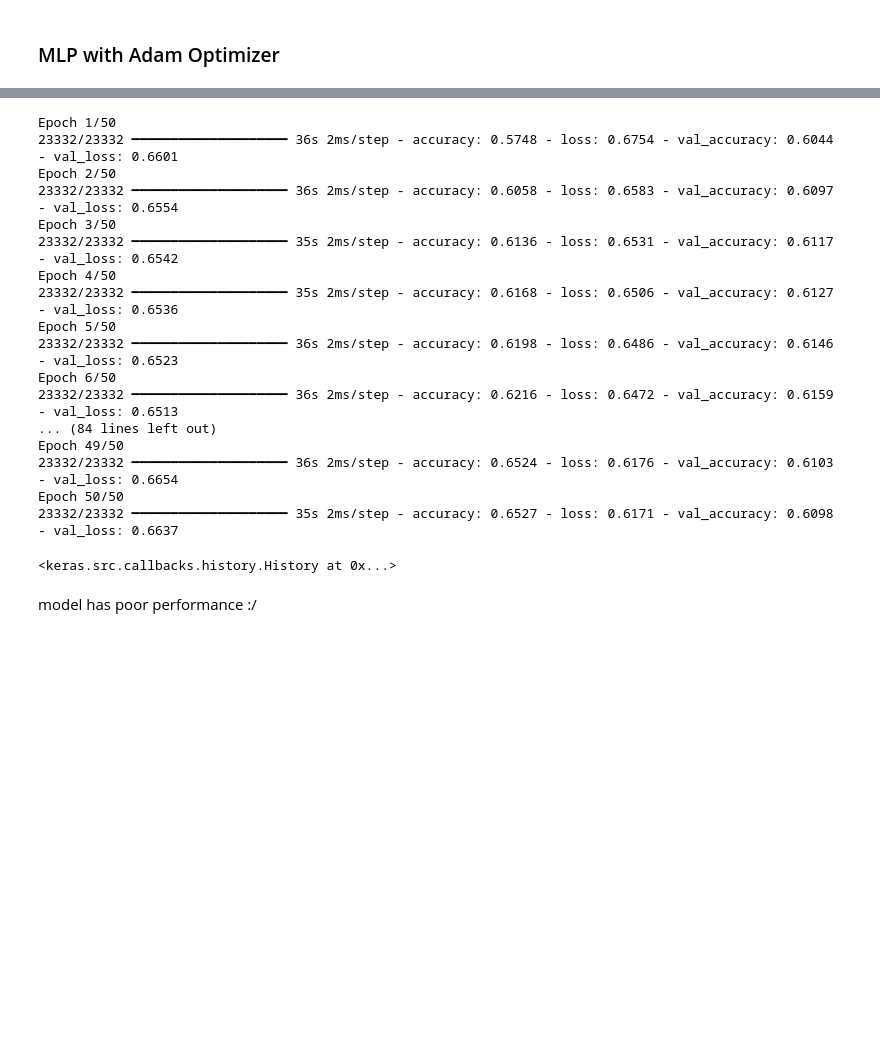
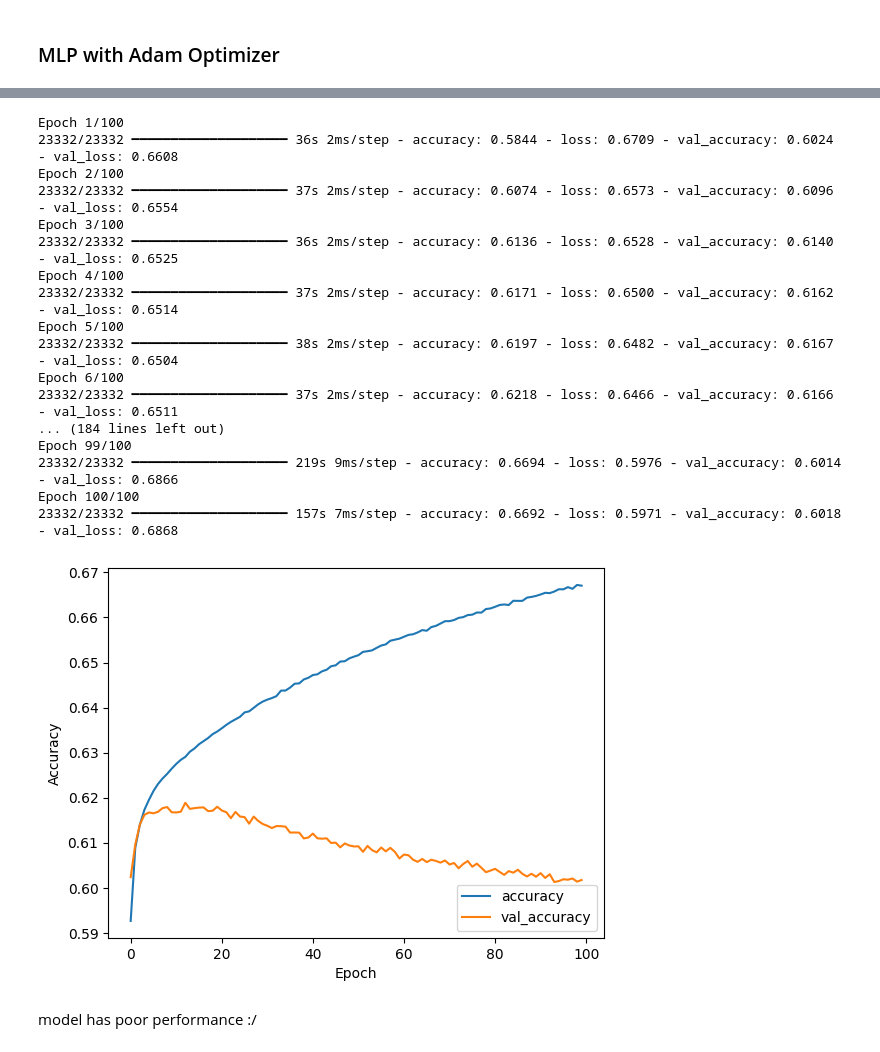
Before and after one commit to nam0mi/FlightDelayPredictor, a Jupyter notebook: FlightDelayPredictor.ipynb, the cells around one changed output, grey strips where cells are left out. Cells and saved outputs as stored; diff of their text form; code cells hidden in the pictures; blank space fills up the shorter version.

Commit message:
final push with updated visualizations

```diff
--- a/FlightDelayPredictor.ipynb
+++ b/FlightDelayPredictor.ipynb
@@ -754,26 +754,36 @@ Model: "sequential_7"
  Trainable params: 191,489 (748.00 KB)
  Non-trainable params: 0 (0.00 B)
 # %%
-model.fit(X_train, y_train, epochs=50, batch_size=64, validation_data=(X_test, y_test))
+hist = model.fit(X_train, y_train, epochs=100, batch_size=64, validation_data=(X_test, y_test))
 # %% [output]
-Epoch 1/50
-23332/23332 ━━━━━━━━━━━━━━━━━━━━ 36s 2ms/step - accuracy: 0.5748 - loss: 0.6754 - val_accuracy: 0.6044 - val_loss: 0.6601
-Epoch 2/50
-23332/23332 ━━━━━━━━━━━━━━━━━━━━ 36s 2ms/step - accuracy: 0.6058 - loss: 0.6583 - val_accuracy: 0.6097 - val_loss: 0.6554
-Epoch 3/50
-23332/23332 ━━━━━━━━━━━━━━━━━━━━ 35s 2ms/step - accuracy: 0.6136 - loss: 0.6531 - val_accuracy: 0.6117 - val_loss: 0.6542
-Epoch 4/50
-23332/23332 ━━━━━━━━━━━━━━━━━━━━ 35s 2ms/step - accuracy: 0.6168 - loss: 0.6506 - val_accuracy: 0.6127 - val_loss: 0.6536
-Epoch 5/50
-23332/23332 ━━━━━━━━━━━━━━━━━━━━ 36s 2ms/step - accuracy: 0.6198 - loss: 0.6486 - val_accuracy: 0.6146 - val_loss: 0.6523
-Epoch 6/50
-23332/23332 ━━━━━━━━━━━━━━━━━━━━ 36s 2ms/step - accuracy: 0.6216 - loss: 0.6472 - val_accuracy: 0.6159 - val_loss: 0.6513
-... (84 lines left out)
-Epoch 49/50
-23332/23332 ━━━━━━━━━━━━━━━━━━━━ 36s 2ms/step - accuracy: 0.6524 - loss: 0.6176 - val_accuracy: 0.6103 - val_loss: 0.6654
-Epoch 50/50
-23332/23332 ━━━━━━━━━━━━━━━━━━━━ 35s 2ms/step - accuracy: 0.6527 - loss: 0.6171 - val_accuracy: 0.6098 - val_loss: 0.6637
+Epoch 1/100
+23332/23332 ━━━━━━━━━━━━━━━━━━━━ 36s 2ms/step - accuracy: 0.5844 - loss: 0.6709 - val_accuracy: 0.6024 - val_loss: 0.6608
+Epoch 2/100
+23332/23332 ━━━━━━━━━━━━━━━━━━━━ 37s 2ms/step - accuracy: 0.6074 - loss: 0.6573 - val_accuracy: 0.6096 - val_loss: 0.6554
+Epoch 3/100
+23332/23332 ━━━━━━━━━━━━━━━━━━━━ 36s 2ms/step - accuracy: 0.6136 - loss: 0.6528 - val_accuracy: 0.6140 - val_loss: 0.6525
+Epoch 4/100
+23332/23332 ━━━━━━━━━━━━━━━━━━━━ 37s 2ms/step - accuracy: 0.6171 - loss: 0.6500 - val_accuracy: 0.6162 - val_loss: 0.6514
+Epoch 5/100
+23332/23332 ━━━━━━━━━━━━━━━━━━━━ 38s 2ms/step - accuracy: 0.6197 - loss: 0.6482 - val_accuracy: 0.6167 - val_loss: 0.6504
+Epoch 6/100
+23332/23332 ━━━━━━━━━━━━━━━━━━━━ 37s 2ms/step - accuracy: 0.6218 - loss: 0.6466 - val_accuracy: 0.6166 - val_loss: 0.6511
+... (184 lines left out)
+Epoch 99/100
+23332/23332 ━━━━━━━━━━━━━━━━━━━━ 219s 9ms/step - accuracy: 0.6694 - loss: 0.5976 - val_accuracy: 0.6014 - val_loss: 0.6866
+Epoch 100/100
+23332/23332 ━━━━━━━━━━━━━━━━━━━━ 157s 7ms/step - accuracy: 0.6692 - loss: 0.5971 - val_accuracy: 0.6018 - val_loss: 0.6868
-<keras.src.callbacks.history.History at 0x...>
+# %%
+hist.history['accuracy']
+plt.plot(hist.history['accuracy'], label='accuracy')
+plt.plot(hist.history['val_accuracy'], label = 'val_accuracy')
+plt.xlabel('Epoch')
+plt.ylabel('Accuracy')
+#plt.ylim([0, 1])
+plt.legend(loc='lower right')
+plt.show()
+# %% [output]
+[figure, added]
 # %% [markdown]
 model has poor performance :/
 # %%
```
Also changed, not shown: parts of 7 cells of this notebook.
